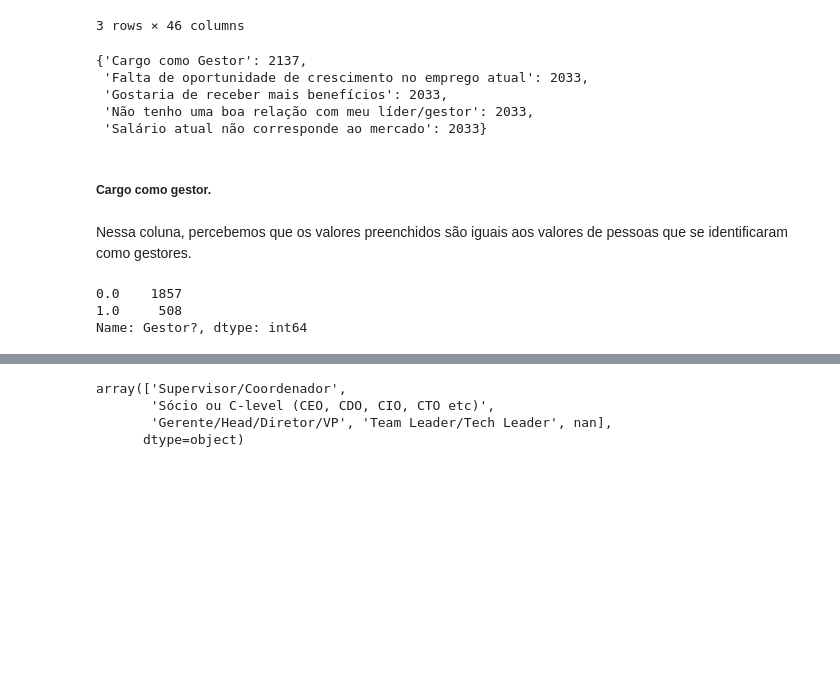
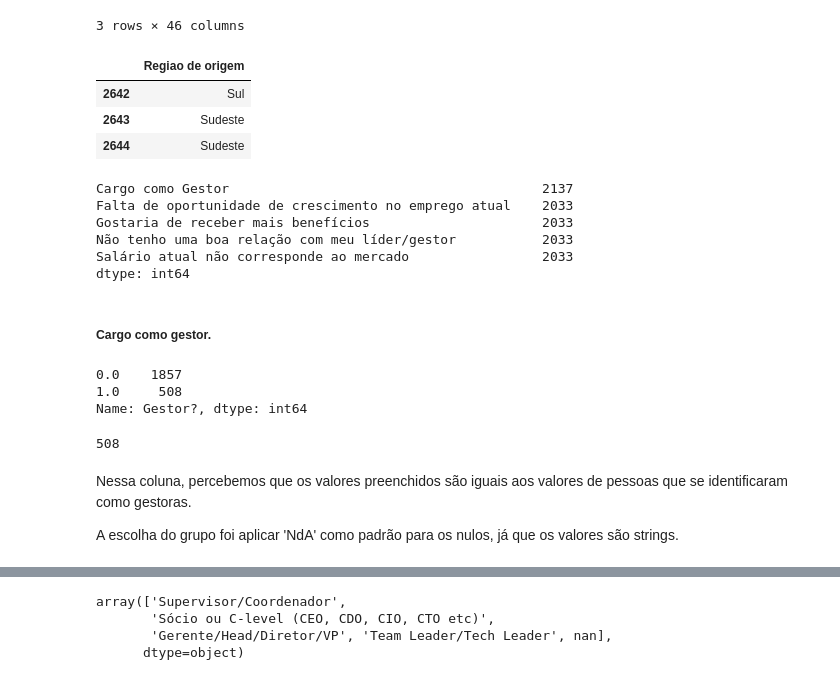
Before and after one commit to MayaraDM/ADA-DS_programming_techiniques_project, a Jupyter notebook: ProjetoV_state_of_data.ipynb, the cells around one changed output, grey strips where cells are left out. Drawn from its saved outputs; the diff is of its cells as text; code cells hidden in the pictures; blank space fills up the shorter version.

```diff
--- a/ProjetoV_state_of_data.ipynb
+++ b/ProjetoV_state_of_data.ipynb
@@ -267,0 +148,3 @@ sns.histplot(
+# %%
+df.columns = colunas_nome
+df.columns.to_list()
@@ -352,21 +250,37 @@ df_limpo[df_limpo['Regiao de origem'].isnull()]
 | 2643 | 075h3v2z19if04yn7o075h3vhifl38rw | 38.0 | 35-39 | Masculino | Rio de Janeiro (RJ) | RJ | Sudeste | ... |
 | 2644 | 037usz1h2yip96dgil4mhj037uszw1gk | 27.0 | 25-29 | Feminino | Minas Gerais (MG) | MG | Sudeste | ... |
 3 rows × 46 columns
+# %%
+# Tratamento manual dos 'nan' não corrigidos pelo método .fillna(), de acordo com 'Região onde mora'
+df_limpo.loc[2642,['Regiao de origem']] = 'Sul'
+df_limpo.loc[2643,['Regiao de origem']] = 'Sudeste'
+df_limpo.loc[2644,['Regiao de origem']] = 'Sudeste'
+df_limpo.loc[2642:2644,['Regiao de origem']]
+# %% [output]
+|  | Regiao de origem |
+| 2642 | Sul |
+| 2643 | Sudeste |
+| 2644 | Sudeste |
 # %%
-df_limpo.isnull().sum().sort_values(ascending=False).head().to_dict()
+df_limpo.isnull().sum().sort_values(ascending=False).head()
 # %% [output]
-{'Cargo como Gestor': 2137,
- 'Falta de oportunidade de crescimento no emprego atual': 2033,
- 'Gostaria de receber mais benefícios': 2033,
- 'Não tenho uma boa relação com meu líder/gestor': 2033,
- 'Salário atual não corresponde ao mercado': 2033}
+Cargo como Gestor                                        2137
+Falta de oportunidade de crescimento no emprego atual    2033
+Gostaria de receber mais benefícios                      2033
+Não tenho uma boa relação com meu líder/gestor           2033
+Salário atual não corresponde ao mercado                 2033
+dtype: int64
 # %% [markdown]
 ##### Cargo como gestor.
+# %%
+print(df_limpo['Gestor?'].value_counts())
+df_limpo['Cargo como Gestor'].value_counts().sum()
+# %% [output]
+0.0    1857
+1.0     508
+Name: Gestor?, dtype: int64
+508
 # %% [markdown]
-Nessa coluna, percebemos que os valores preenchidos são iguais aos valores de pessoas que se identificaram como gestores.
+Nessa coluna, percebemos que os valores preenchidos são iguais aos valores de pessoas que se identificaram como gestoras.
+
+A escolha do grupo foi aplicar 'NdA' como padrão para os nulos, já que os valores são strings.
-# %%
-df_limpo['Gestor?'].value_counts()
-# %% [output]
-0.0    1857
-1.0     508
-Name: Gestor?, dtype: int64
```
Also changed, not shown: parts of 72 cells of this notebook, 1 other file.
